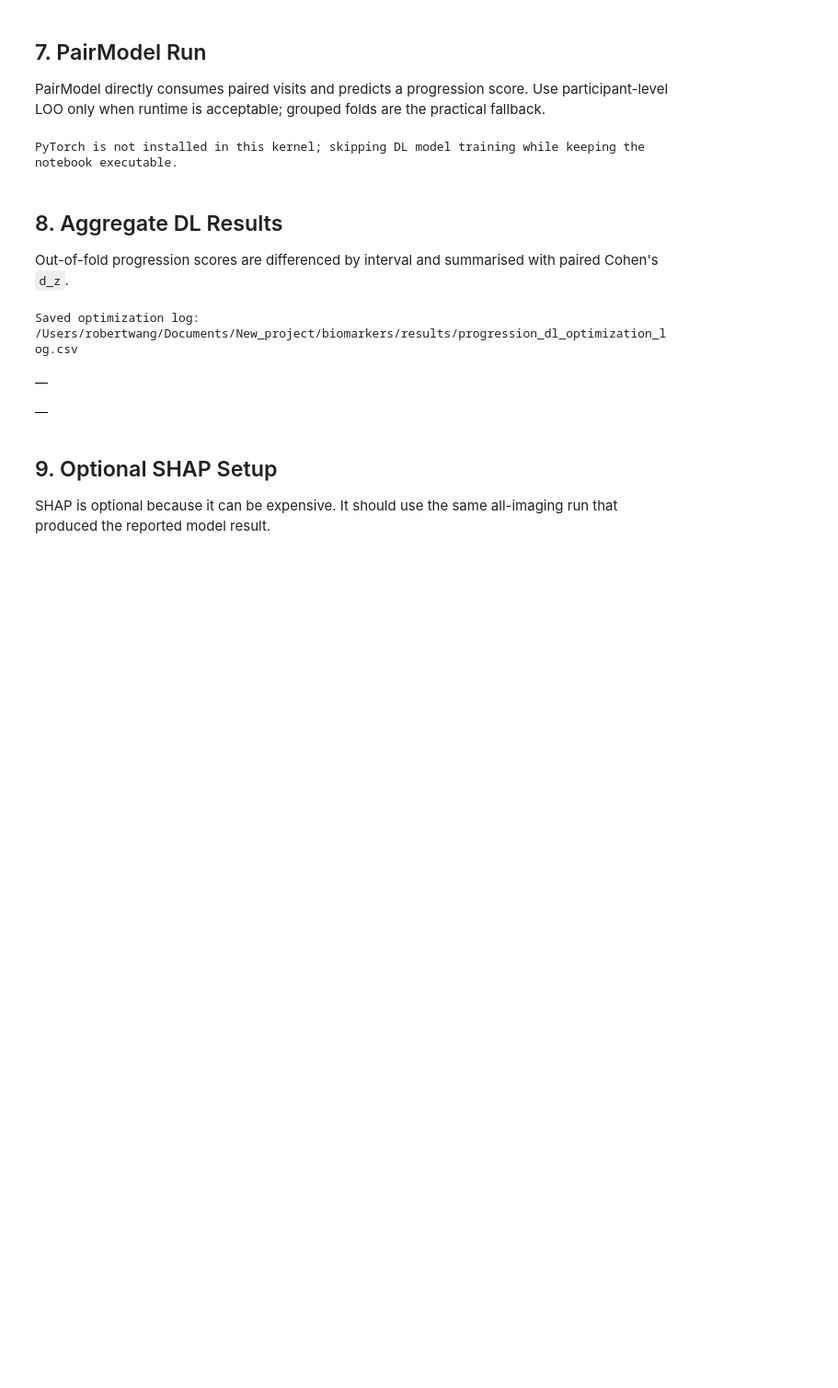
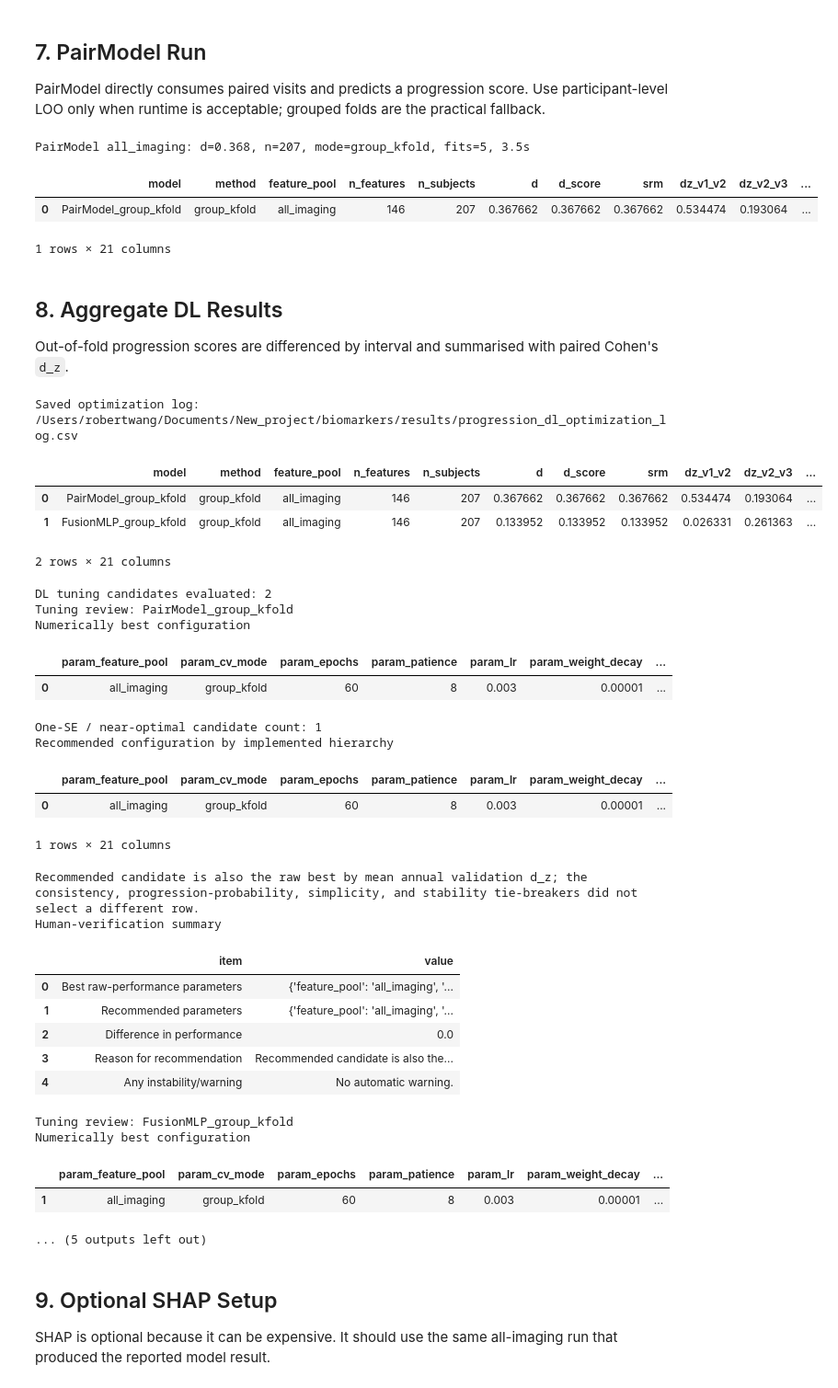
Before and after one commit to YubotKwng/Biomakers, a Jupyter notebook: notebooks/progression_dl.ipynb, the cells around one changed output. Shown at 92% size. Saved outputs shown, nothing was run; the diff lists cells and outputs as text; code cells hidden in the pictures; blank space fills up the shorter version.

```diff
--- a/notebooks/progression_dl.ipynb
+++ b/notebooks/progression_dl.ipynb
@@ -43,7 +29,7 @@ set_global_seeds(42)
 
 This cell loads analysis and training utilities, chooses the best available compute backend, and sets runtime controls. Keep clinical-head weights at zero unless the run is explicitly clinical-target supervised.
 # %%
-# Import analysis, modeling, and plotting tools; then configure training settings.
+# Import analysis and modeling tools; then configure training settings.
 import os
 import time
 import warnings
@@ -59,13 +45,14 @@ except ModuleNotFoundError:
 from sklearn.metrics import r2_score
 from sklearn.preprocessing import StandardScaler
 
+from src.data.audit import modelling_pair_count_table
 from src.data.qc import filter_complete_pairs
 from src.data.trackfa_pairs import infer_trackfa_feature_groups, trackfa_pairs_to_long
 from src.eval.cv import group_kfold_indices, subject_loo_split
 from src.eval.intervals import adjacent_pair_interval_effect_summary, annual_tuning_diagnostics
 from src.eval.metrics import clinical_change_effect_sizes, paired_cohens_d, reference_effect_sizes, srm, paired_ttest, rmse
 from src.eval.optimization import optimization_log, optimization_row, save_optimization_log
-from src.reporting.tuning_review import plot_tuning_review, tuning_recommendation, tuning_verification_summary
+from src.reporting.tuning_review import tuning_recommendation, tuning_verification_summary
 if TORCH_AVAILABLE:
     from src.eval.shap import _pick_best_combo, run_shap_on_combo, TOP_N_FEATURES
 else:
@@ -81,13 +68,13 @@ if TORCH_AVAILABLE:
 else:
     evaluate_fusion_loss = prepare_fusion_arrays = train_fusion_model = None
     prepare_pair_arrays = train_pair_model = None
-from src.viz.plots import _plot_modality_summary, _plot_top_pos_neg
 
 warnings.filterwarnings('ignore')
 
 config = DEFAULT_CONFIG
 RANDOM_SEED = config.random_state
 CV_N_SPLITS = config.cv_n_splits
+N_BOOT = 300
 FUSION_CV_MODE = "group_kfold"
 PAIR_CV_MODE = "group_kfold"
 
@@ -458,7 +458,10 @@ else:
     pair_results_df = pd.DataFrame(pair_results).drop(columns=['oof_df'], errors='ignore')
     display(pair_results_df.sort_values('d', ascending=False))
 # %% [output]
-PyTorch is not installed in this kernel; skipping DL model training while keeping the notebook executable.
+PairModel all_imaging: d=0.368, n=207, mode=group_kfold, fits=5, 3.5s
+|  | model | method | feature_pool | n_features | n_subjects | d | d_score | srm | dz_v1_v2 | dz_v2_v3 | ... |
+| 0 | PairModel_group_kfold | group_kfold | all_imaging | 146 | 207 | 0.367662 | 0.367662 | 0.367662 | 0.534474 | 0.193064 | ... |
+1 rows × 21 columns
 # %% [markdown]
 ## 8. Aggregate DL Results
 
@@ -475,42 +478,63 @@ summary_df = (
 dl_optimization_rows = []
 for row in fusion_results + pair_results:
     train_params = FUSION_TRAIN_KWARGS if str(row.get('model', '')).startswith('FusionMLP') else PAIR_TRAIN_KWARGS
     dl_optimization_rows.append(optimization_row(
         model=row.get('model', 'DL'),
         params={
             'feature_pool': row.get('feature_pool', 'all_imaging'),
             'cv_mode': row.get('method'),
             **{k: train_params[k] for k in ['epochs', 'patience', 'lr', 'weight_decay', 'dropout', 'z_clip'] if k in train_params},
         },
         result=row,
         runtime_sec=row.get('runtime_sec', np.nan),
         notes='clinical heads disabled; tuned/reported on mean annual d_z from V1->V2 and V2->V3 with interval-gap diagnostic',
     ))
 dl_optimization_df = optimization_log(dl_optimization_rows, sort_by="mean_validation_annual_dz")
 log_path = save_optimization_log(dl_optimization_df, REPO_ROOT / 'results' / 'progression_dl_optimization_log.csv')
 print('Saved optimization log:', log_path)
-display(summary_df)
-display(dl_optimization_df)
+display(summary_df.groupby("model", as_index=False, sort=False).head(1) if not summary_df.empty else summary_df)
+print("DL tuning candidates evaluated:", len(dl_optimization_df))
 
 for review_model, review_group in dl_optimization_df.groupby("model", sort=False) if not dl_optimization_df.empty else []:
     dl_review = tuning_recommendation(review_group)
     print(f"Tuning review: {review_model}")
     print("Numerically best configuration")
     display(pd.DataFrame([dl_review["raw_best"]]))
-    print("One-SE / near-optimal candidate set")
-    display(dl_review["near_optimal"])
+    print("One-SE / near-optimal candidate count:", len(dl_review["near_optimal"]))
     print("Recommended configuration by implemented hierarchy")
     display(pd.DataFrame([dl_review["recommended"]]))
     print(dl_review["summary"])
-    fig = plot_tuning_review(dl_review["review_table"], title=f"{review_model} Annual Tuning Review")
-    if fig is not None:
-        display(fig)
     print("Human-verification summary")
     display(tuning_verification_summary(dl_review))
 # %% [output]
 Saved optimization log: /Users/robertwang/Documents/New_project/biomarkers/results/progression_dl_optimization_log.csv
-|  |
+|  | model | method | feature_pool | n_features | n_subjects | d | d_score | srm | dz_v1_v2 | dz_v2_v3 | ... |
+| 0 | PairModel_group_kfold | group_kfold | all_imaging | 146 | 207 | 0.367662 | 0.367662 | 0.367662 | 0.534474 | 0.193064 | ... |
+| 1 | FusionMLP_group_kfold | group_kfold | all_imaging | 146 | 207 | 0.133952 | 0.133952 | 0.133952 | 0.026331 | 0.261363 | ... |
+2 rows × 21 columns
+DL tuning candidates evaluated: 2
+Tuning review: PairModel_group_kfold
+Numerically best configuration
-|  |
+|  | param_feature_pool | param_cv_mode | param_epochs | param_patience | param_lr | param_weight_decay | ... |
+| 0 | all_imaging | group_kfold | 60 | 8 | 0.003 | 0.00001 | ... |
+One-SE / near-optimal candidate count: 1
+Recommended configuration by implemented hierarchy
+|  | param_feature_pool | param_cv_mode | param_epochs | param_patience | param_lr | param_weight_decay | ... |
+| 0 | all_imaging | group_kfold | 60 | 8 | 0.003 | 0.00001 | ... |
+1 rows × 21 columns
+Recommended candidate is also the raw best by mean annual validation d_z; the consistency, progression-probability, simplicity, and stability tie-breakers did not select a different row.
+Human-verification summary
+|  | item | value |
+| 0 | Best raw-performance parameters | {'feature_pool': 'all_imaging', '... |
+| 1 | Recommended parameters | {'feature_pool': 'all_imaging', '... |
+| 2 | Difference in performance | 0.0 |
+| 3 | Reason for recommendation | Recommended candidate is also the... |
+| 4 | Any instability/warning | No automatic warning. |
+Tuning review: FusionMLP_group_kfold
+Numerically best configuration
+|  | param_feature_pool | param_cv_mode | param_epochs | param_patience | param_lr | param_weight_decay | ... |
+| 1 | all_imaging | group_kfold | 60 | 8 | 0.003 | 0.00001 | ... |
+... (5 outputs left out)
 # %% [markdown]
 ## 9. Optional SHAP Setup
 
```
Also changed, not shown: parts of 9 cells of this notebook, 16 other files.
